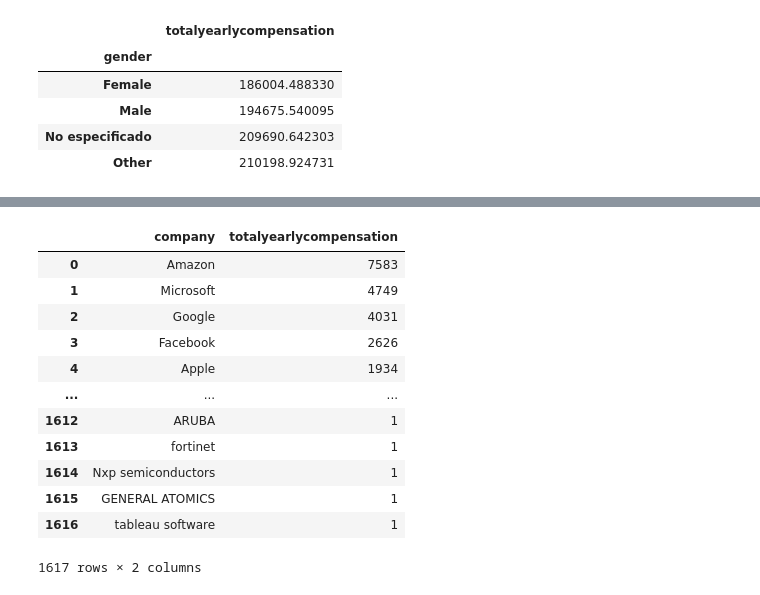
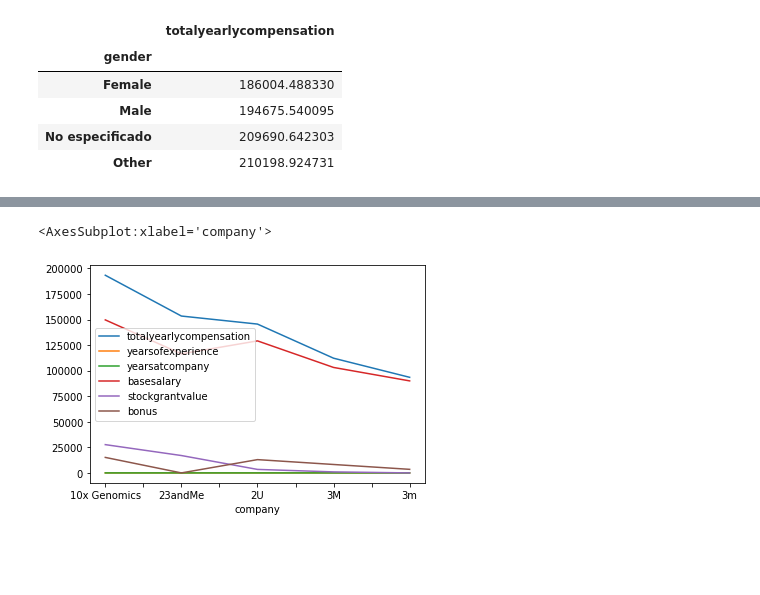
Before and after one commit to jspm07/PythonAnalytics, a Jupyter notebook: src/eda1.ipynb, the cells around one changed output, grey strips where cells are left out. Saved outputs shown, nothing was run; the diff lists cells and outputs as text; code cells hidden in the pictures; blank space fills up the shorter version.

```diff
--- a/src/eda1.ipynb
+++ b/src/eda1.ipynb
@@ -87,5 +94,5 @@ df_3.head()
 # %%
 #Se agrupa por compañía
 x_compania = df.groupby(['company']).mean()
-x_compania.head()
+x_compania.head().plot()
 # %% [output]
@@ -99,18 +99,2 @@ x_compania.head()
+<AxesSubplot:xlabel='company'>
+[figure, added]
-# %%
-top_company= df["company"].value_counts().reset_index()
-top_company.columns = ["company", "totalyearlycompensation"]
-top_company
-# %% [output]
-|  | company | totalyearlycompensation |
-| 0 | Amazon | 7583 |
-| 1 | Microsoft | 4749 |
-| 2 | Google | 4031 |
-| 3 | Facebook | 2626 |
-| 4 | Apple | 1934 |
-| ... | ... | ... |
-| 1612 | ARUBA | 1 |
-| 1613 | fortinet | 1 |
-| 1614 | Nxp semiconductors | 1 |
-| 1615 | GENERAL ATOMICS | 1 |
-| 1616 | tableau software | 1 |
-1617 rows × 2 columns
```
Also changed, not shown: parts of 8 cells of this notebook.
